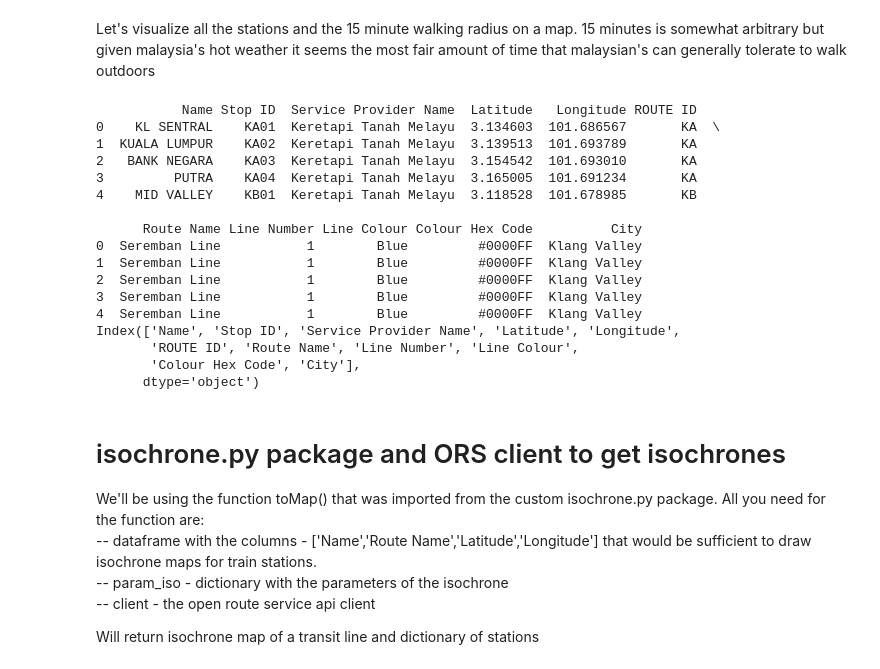
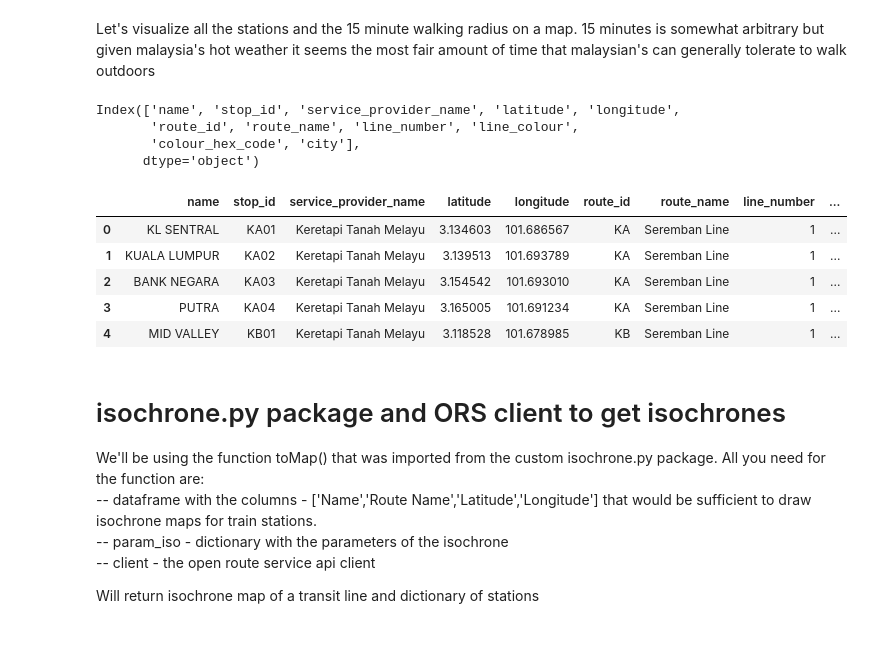
Before and after one commit to nabilersyad/train-stations-isochrones, a Jupyter notebook: rapidkl_isochrones.ipynb, the cells around one changed output. Cells and saved outputs as stored; diff of their text form; code cells hidden in the pictures; blank space fills up the shorter version.

```diff
--- a/rapidkl_isochrones.ipynb
+++ b/rapidkl_isochrones.ipynb
@@ -39,26 +38,34 @@ file_url = 'resources/data/raw_data/klang_valley_stations.csv'
-# %%
-#Stop ID is unique for every station. So that column will be used for index
-data = pd.read_csv(file_url)
-print(data.head())
-print(data.columns)
-# %% [output]
-           Name Stop ID  Service Provider Name  Latitude   Longitude ROUTE ID
-0    KL SENTRAL    KA01  Keretapi Tanah Melayu  3.134603  101.686567       KA  \
-1  KUALA LUMPUR    KA02  Keretapi Tanah Melayu  3.139513  101.693789       KA
-2   BANK NEGARA    KA03  Keretapi Tanah Melayu  3.154542  101.693010       KA
-3         PUTRA    KA04  Keretapi Tanah Melayu  3.165005  101.691234       KA
-4    MID VALLEY    KB01  Keretapi Tanah Melayu  3.118528  101.678985       KB
-
-      Route Name Line Number Line Colour Colour Hex Code          City
-0  Seremban Line           1        Blue         #0000FF  Klang Valley
-1  Seremban Line           1        Blue         #0000FF  Klang Valley
-2  Seremban Line           1        Blue         #0000FF  Klang Valley
-3  Seremban Line           1        Blue         #0000FF  Klang Valley
-4  Seremban Line           1        Blue         #0000FF  Klang Valley
-Index(['Name', 'Stop ID', 'Service Provider Name', 'Latitude', 'Longitude',
-       'ROUTE ID', 'Route Name', 'Line Number', 'Line Colour',
-       'Colour Hex Code', 'City'],
-      dtype='object')
+# %%
+#loading up train station data. This file contains the csv data for KL train stations.
+#using the os path joiner to ensure that the paths will work across platforms
+#essentially calling the following 'resources/data/raw_data/klang_valley_stations.csv'
+
+file_kl = 'klang_valley_stations.csv'
+raw_data_folder = 'raw_data'
+data_folder = 'data'
+resources_folder = 'resources'
+
+file_url =  file_path = os.path.join(resources_folder,data_folder,raw_data_folder, file_kl)
+
+#Stop ID is unique for every station. So that column will be used for index
+data = pd.read_csv(file_url)
+
+
+# We would now normalize/standardize the column names of the dataframe to ensure consistency
+data.columns = data.columns.str.lower().str.replace(' ', '_')
+print(data.columns)
+data.head()
+# %% [output]
+Index(['name', 'stop_id', 'service_provider_name', 'latitude', 'longitude',
+       'route_id', 'route_name', 'line_number', 'line_colour',
+       'colour_hex_code', 'city'],
+      dtype='object')
+|  | name | stop_id | service_provider_name | latitude | longitude | route_id | route_name | line_number | ... |
+| 0 | KL SENTRAL | KA01 | Keretapi Tanah Melayu | 3.134603 | 101.686567 | KA | Seremban Line | 1 | ... |
+| 1 | KUALA LUMPUR | KA02 | Keretapi Tanah Melayu | 3.139513 | 101.693789 | KA | Seremban Line | 1 | ... |
+| 2 | BANK NEGARA | KA03 | Keretapi Tanah Melayu | 3.154542 | 101.693010 | KA | Seremban Line | 1 | ... |
+| 3 | PUTRA | KA04 | Keretapi Tanah Melayu | 3.165005 | 101.691234 | KA | Seremban Line | 1 | ... |
+| 4 | MID VALLEY | KB01 | Keretapi Tanah Melayu | 3.118528 | 101.678985 | KB | Seremban Line | 1 | ... |
 # %% [markdown]
 # isochrone.py package and ORS client to get isochrones
 We'll be using the function toMap() that was imported from the custom isochrone.py package.
```
Also changed, not shown: parts of 19 cells of this notebook, 4 other files.
